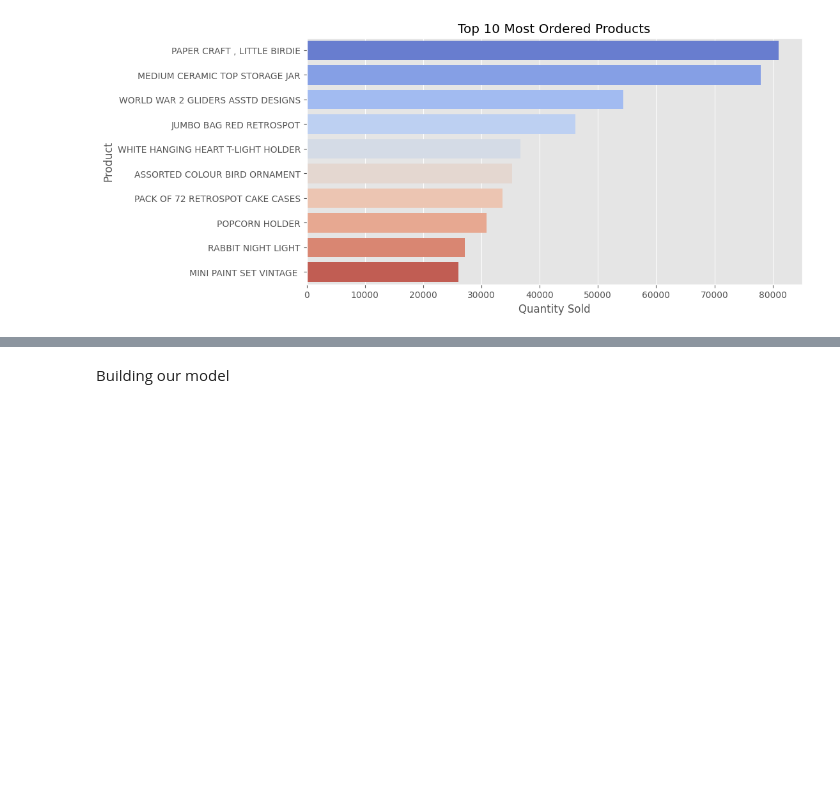
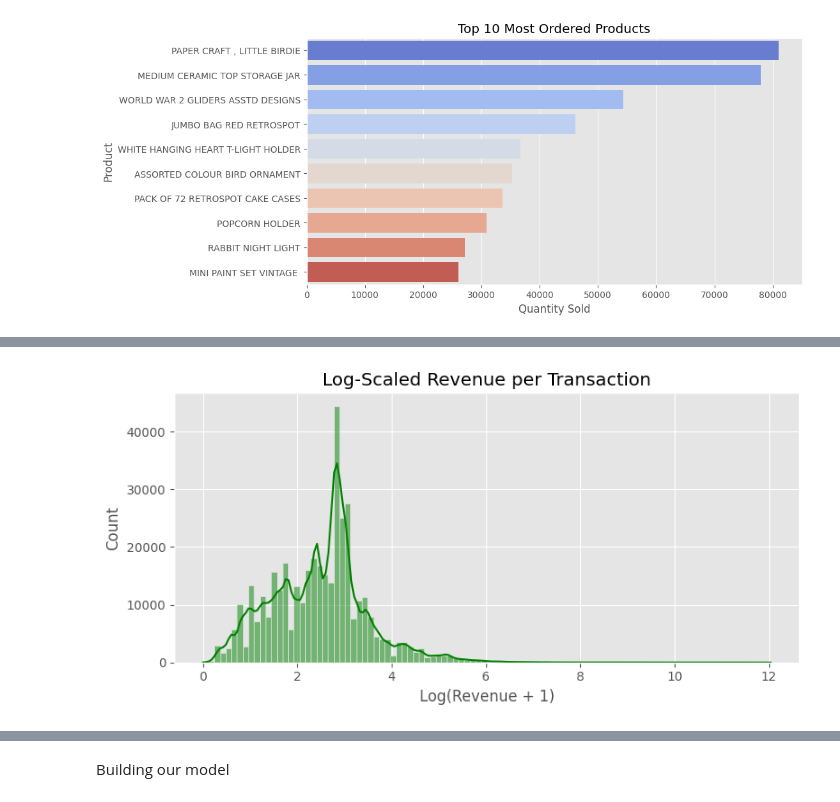
Before and after one commit to BrightmanMT/Pytorch-Tutorial-Youtube, a Jupyter notebook: CustomerLifetimeValue.ipynb, the cells around one changed output, grey strips where cells are left out. Drawn from its saved outputs; the diff is of its cells as text; code cells hidden in the pictures; blank space fills up the shorter version.

```diff
--- a/CustomerLifetimeValue.ipynb
+++ b/CustomerLifetimeValue.ipynb
@@ -266,9 +303,12 @@ plt.show()
 # %%
-#Revenue Distribution per Transaction
+# log scale to handle skew
 
 plt.figure(figsize=(8,4))
-sns.histplot(df['TotalPrice'], bins=100, kde=True, color='purple')
-plt.title("Revenue per Transaction")
-plt.xlabel("Total Price")
-plt.xlim(0, 1000)
+sns.histplot(np.log1p(cleaned_df['Revenue']), bins=100, kde=True, color='green')
+plt.title("Log-Scaled Revenue per Transaction")
+plt.xlabel("Log(Revenue + 1)")
+plt.grid(True)
+plt.tight_layout()
 plt.show()
+# %% [output]
+[figure, added]
```
Also changed, not shown: parts of 30 cells of this notebook.
